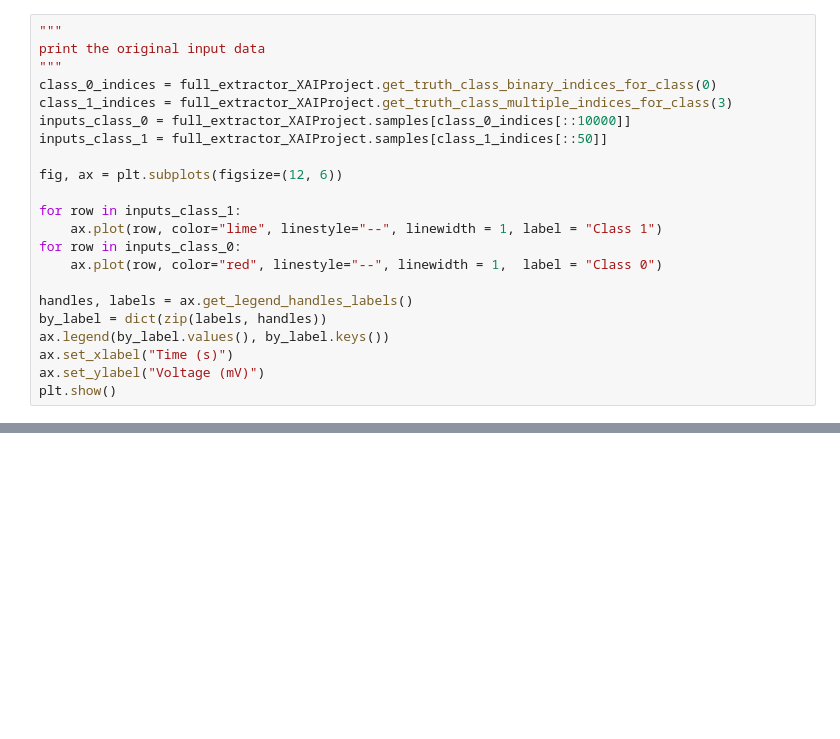
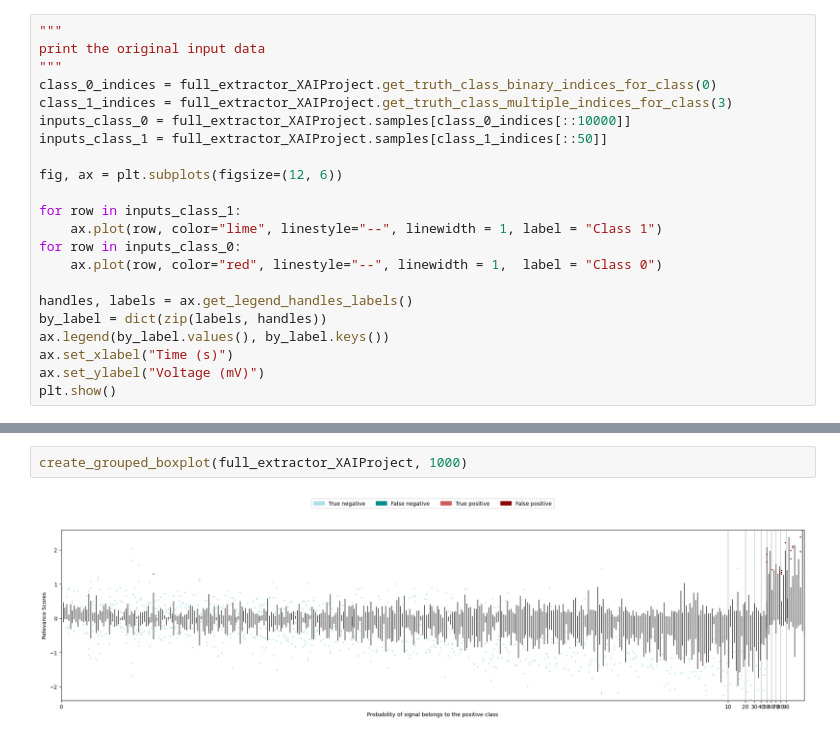
Before and after one commit to DominikaDarabos/explainable_MNG_spike_detection, a Jupyter notebook: load_trained_model.ipynb, the cells around one changed output, grey strips where cells are left out. Drawn from its saved outputs; the diff is of its cells as text; blank space fills up the shorter version.

```diff
--- a/load_trained_model.ipynb
+++ b/load_trained_model.ipynb
@@ -820,0 +950,4 @@ create_comparison_plot(full_extractor_XAIProject, binary_class_num = 1, multiple
+# %%
+create_grouped_boxplot(full_extractor_XAIProject, 1000)
+# %% [output]
+[figure, added]
```
Also changed, not shown: parts of 24 cells of this notebook.
